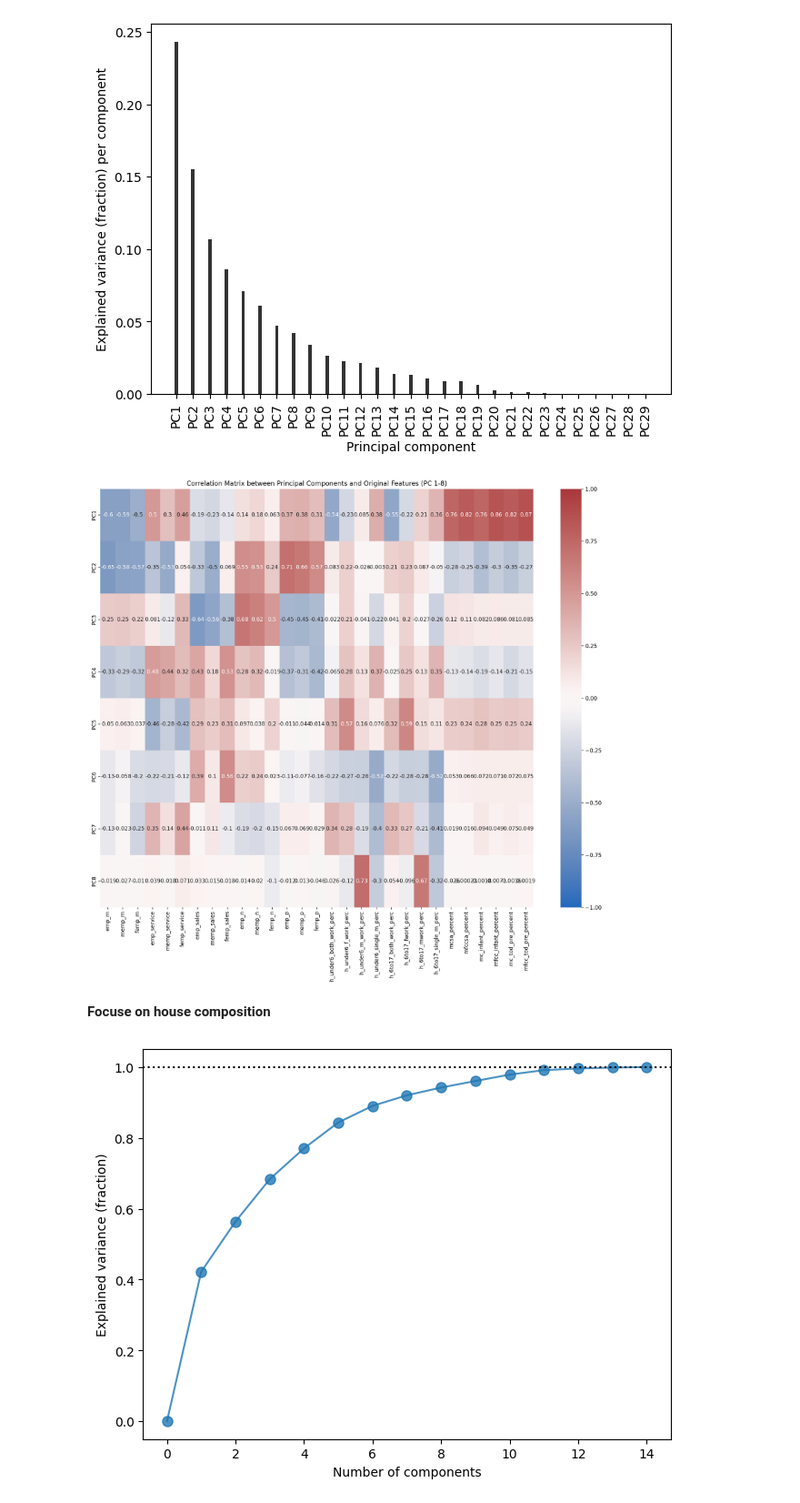
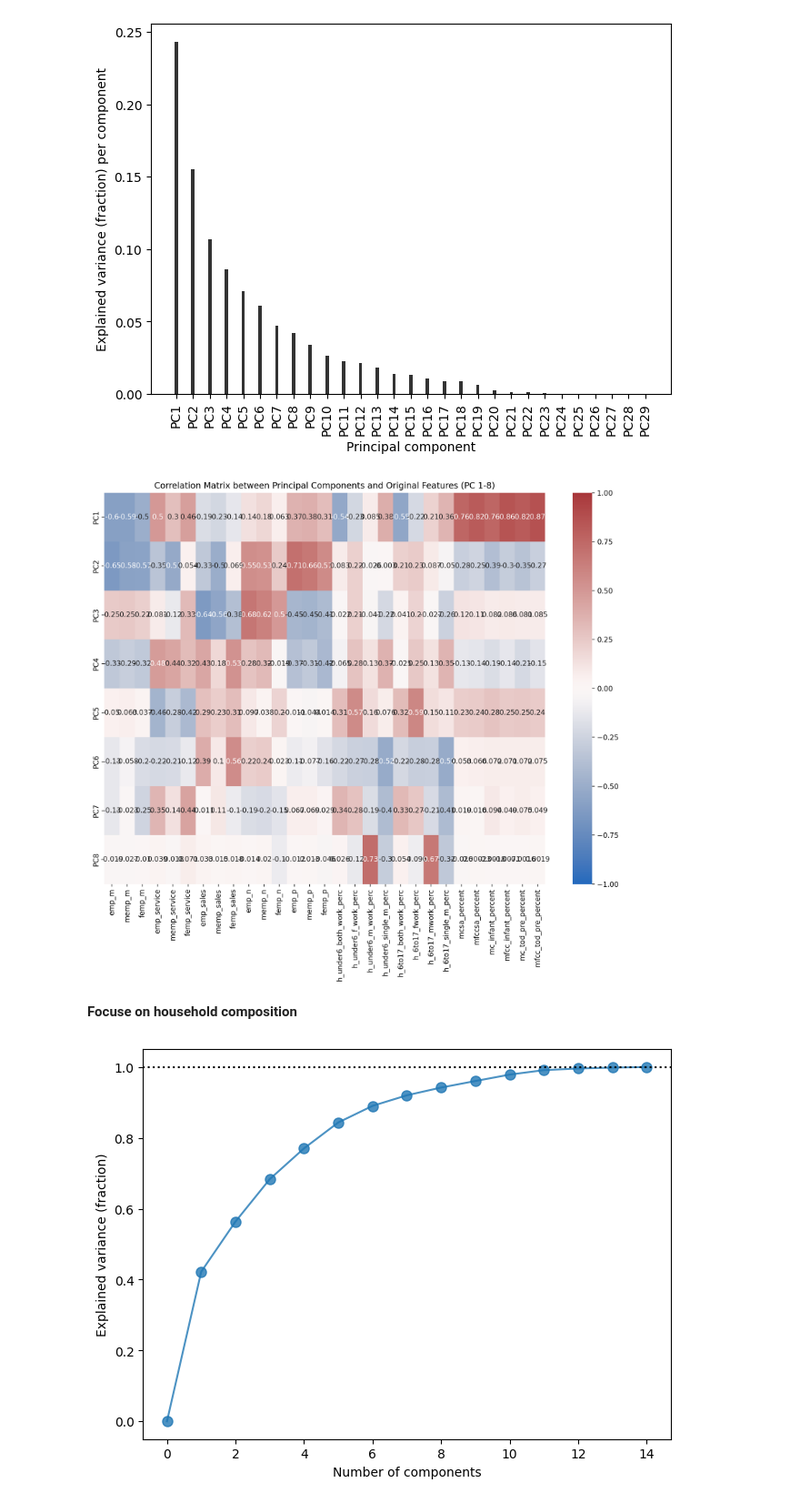
Before and after one commit to AliceNanL/BA820-project, a Jupyter notebook: BA820_Childcare_M4_NanLi.ipynb, the cells around one changed output. Shown at 91% size. Drawn from its saved outputs; the diff is of its cells as text; code cells hidden in the pictures.

```diff
--- a/BA820_Childcare_M4_NanLi.ipynb
+++ b/BA820_Childcare_M4_NanLi.ipynb
@@ -750,30 +750,30 @@ plt.show()
 [figure]
 [figure]
 # %%
-# Check the correlation between PC 1- 8 and orifinal feature
+# Check the correlation between PC 1- 8 and orifinal features
 from seaborn import heatmap
 import seaborn as sns
 
 # Data represented in terms of PCs
 transformed_data = pd.DataFrame(pca.transform(df_numeric_normalized_2), columns = ['PC' + str(i+1) for i in range(len(pca.components_))])
 
 # Use only the first 8 PCs
 transformed_data_8_pcs = transformed_data.iloc[:, :8]
 
 # Concatenate the PCs and the normalized original features
 combined_df = pd.concat([transformed_data_8_pcs, df_numeric_normalized_2.reset_index(drop=True)], axis=1)
 
 # Calculate the correlation matrix
 correlation_pcs_original = combined_df.corr().loc[transformed_data_8_pcs.columns, df_numeric_normalized_2.columns]
 
-plt.figure(figsize=(18, 14), dpi=200)
+plt.figure(figsize=(14,10), dpi=200)
 sns.heatmap(correlation_pcs_original, annot=True, cmap='vlag', vmin=-1, vmax=1)
 plt.title('Correlation Matrix between Principal Components and Original Features (PC 1-8)')
 plt.show()
 # %% [output]
-[figure, old version]
+[figure, new version]
 # %% [markdown]
-**Focuse on house composition**
+**Focuse on household composition**
 # %%
 # Keep relevant features
 df_numeric_normalized_3 = df_numeric_normalized[['h_under6_both_work_perc','h_under6_f_work_perc','h_under6_m_work_perc','h_under6_single_m_perc',
```
Also changed, not shown: parts of 19 cells of this notebook.
